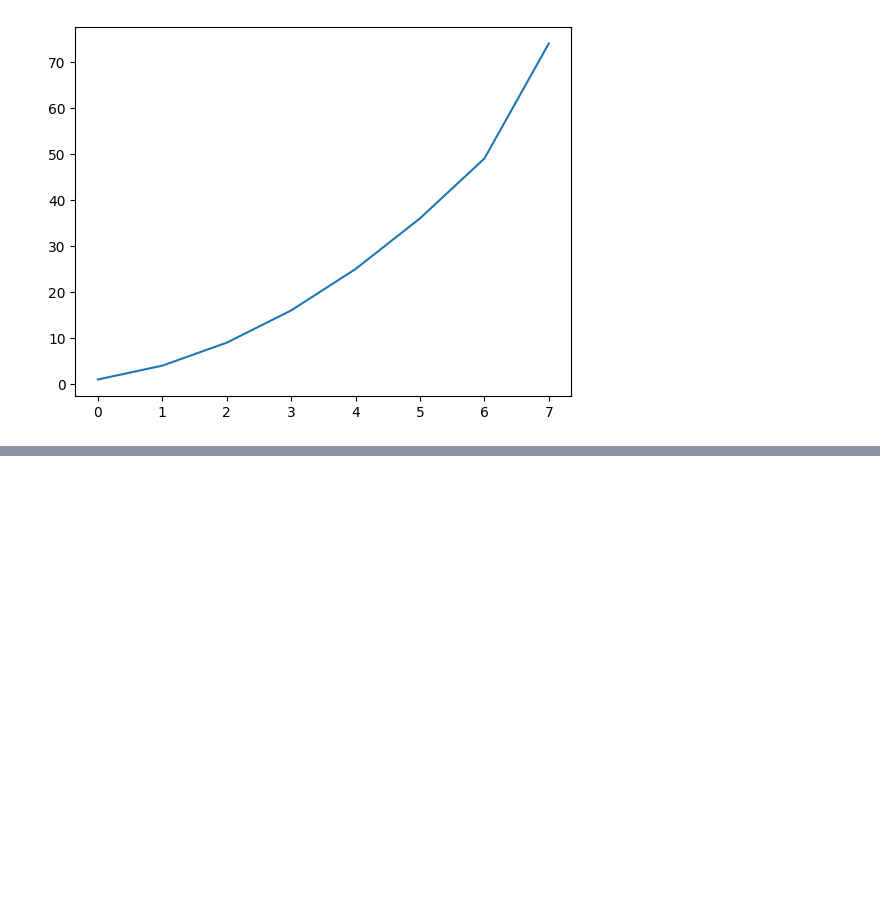
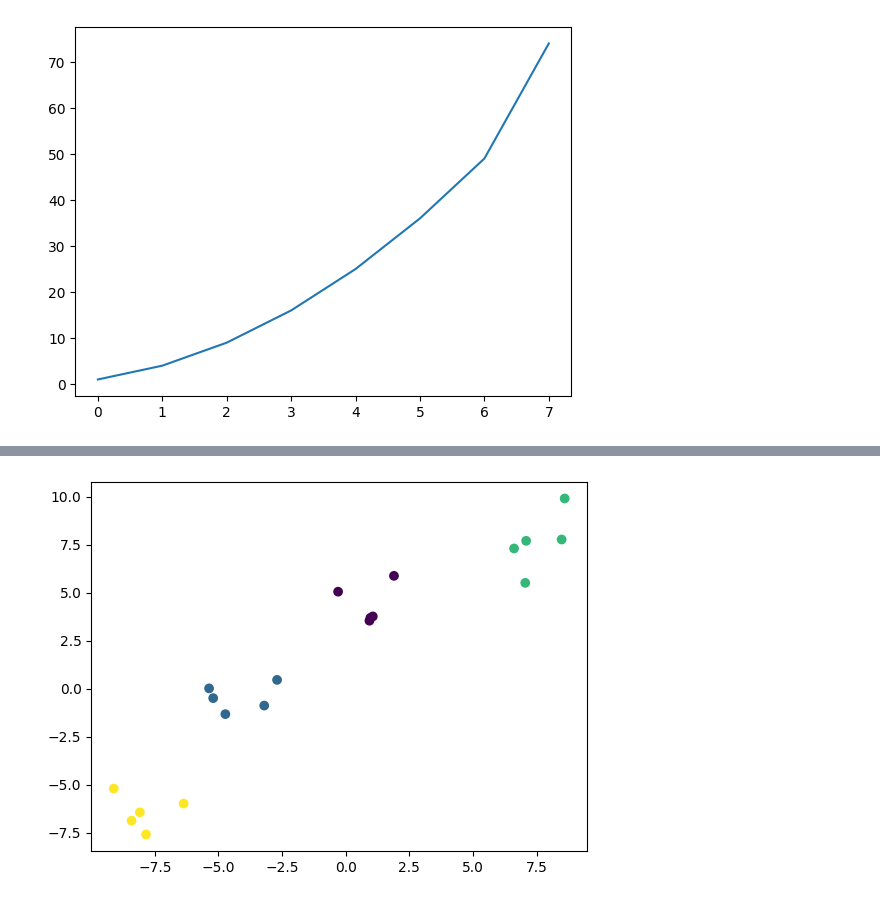
Before and after one commit to juanlavallen/machine-learning, a Jupyter notebook: modules/first/jupyter/03/Graphics.ipynb, the cells around one changed output, grey strips where cells are left out. Saved outputs shown, nothing was run; the diff lists cells and outputs as text; code cells hidden in the pictures; blank space fills up the shorter version.

```diff
--- a/modules/first/jupyter/03/Graphics.ipynb
+++ b/modules/first/jupyter/03/Graphics.ipynb
@@ -23,0 +49,10 @@ plt.show()
+# %%
+import matplotlib.pyplot as plt
+from sklearn.datasets import make_blobs
+
+
+data_mb, features = make_blobs(n_samples=20, centers=4, random_state=3)
+plt.scatter(data_mb[:,0], data_mb[:,1], marker='o', c=features)
+plt.show()
+# %% [output]
+[figure, added]
```
Also changed, not shown: parts of 3 cells of this notebook.
